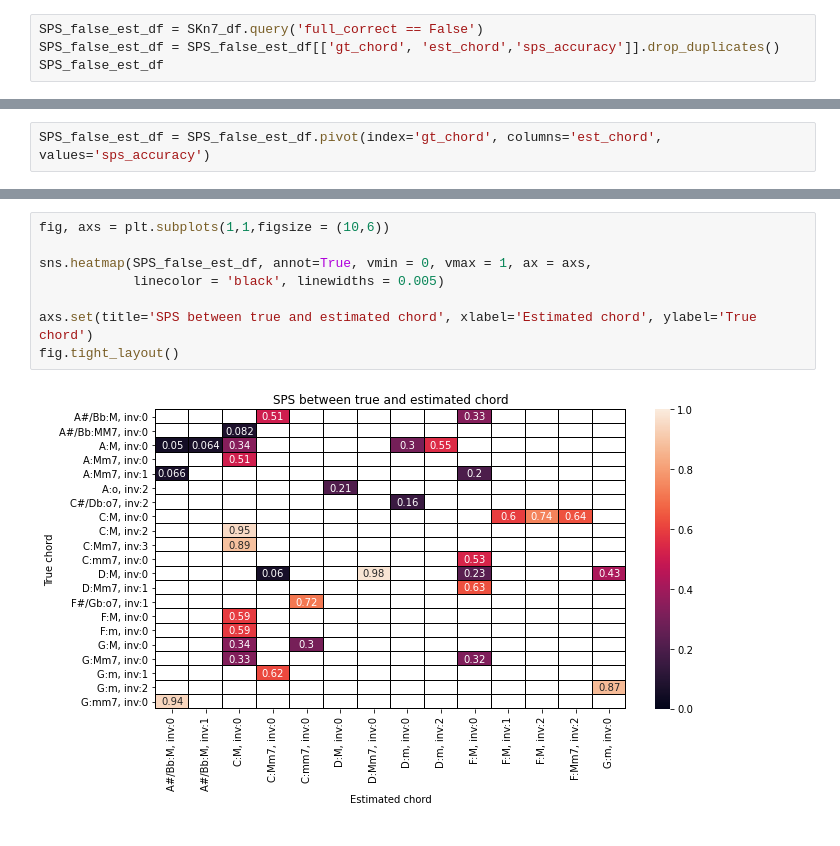
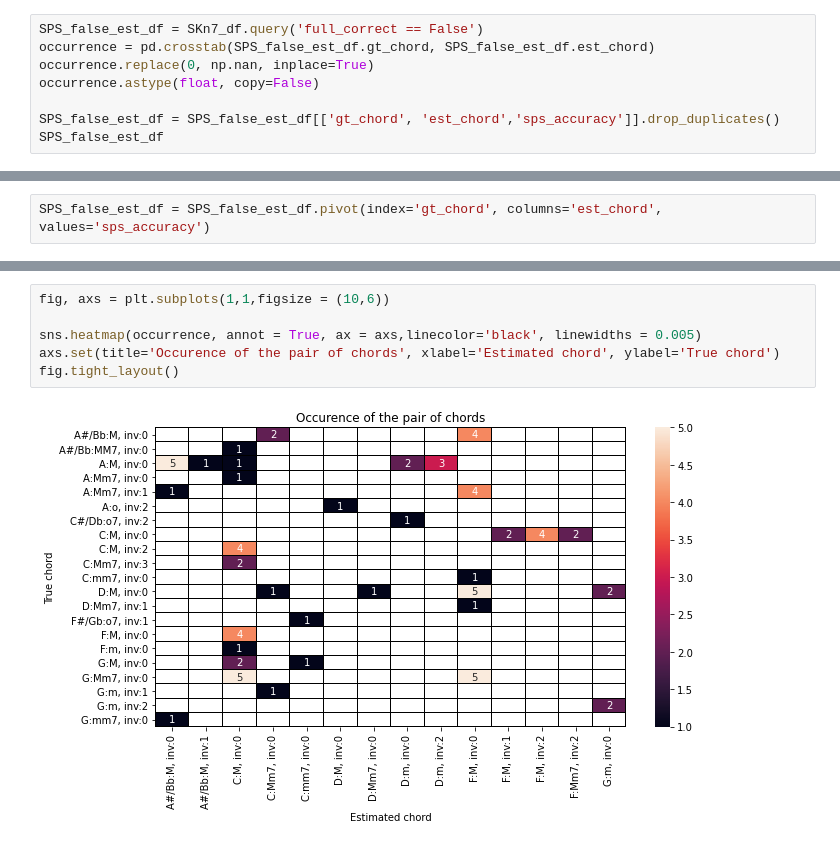
Before and after one commit to DCMLab/chord-eval, a Jupyter notebook: comparison.ipynb, the cells around one changed output, grey strips where cells are left out. Cells and saved outputs as stored; diff of their text form.

Commit message:
add occurrence heatmap

```diff
--- a/comparison.ipynb
+++ b/comparison.ipynb
@@ -374,6 +374,10 @@ len(SKn7_df.query('full_correct == False')), len(SKn7_df)
 (75, 171)
 # %%
 SPS_false_est_df = SKn7_df.query('full_correct == False')
+occurrence = pd.crosstab(SPS_false_est_df.gt_chord, SPS_false_est_df.est_chord)
+occurrence.replace(0, np.nan, inplace=True)
+occurrence.astype(float, copy=False)
+
 SPS_false_est_df = SPS_false_est_df[['gt_chord', 'est_chord','sps_accuracy']].drop_duplicates()
 SPS_false_est_df
 # %% [output]
@@ -399,10 +416,8 @@ SPS_false_est_df = SPS_false_est_df.pivot(index='gt_chord', columns='est_chord',
 # %%
 fig, axs = plt.subplots(1,1,figsize = (10,6))
 
-sns.heatmap(SPS_false_est_df, annot=True, vmin = 0, vmax = 1, ax = axs,
-            linecolor = 'black', linewidths = 0.005)
-
-axs.set(title='SPS between true and estimated chord', xlabel='Estimated chord', ylabel='True chord')
+sns.heatmap(occurrence, annot = True, ax = axs,linecolor='black', linewidths = 0.005)
+axs.set(title='Occurence of the pair of chords', xlabel='Estimated chord', ylabel='True chord')
 fig.tight_layout()
 # %% [output]
-[figure, old version]
+[figure, new version]
```
Also changed, not shown: parts of 1 cell of this notebook.
